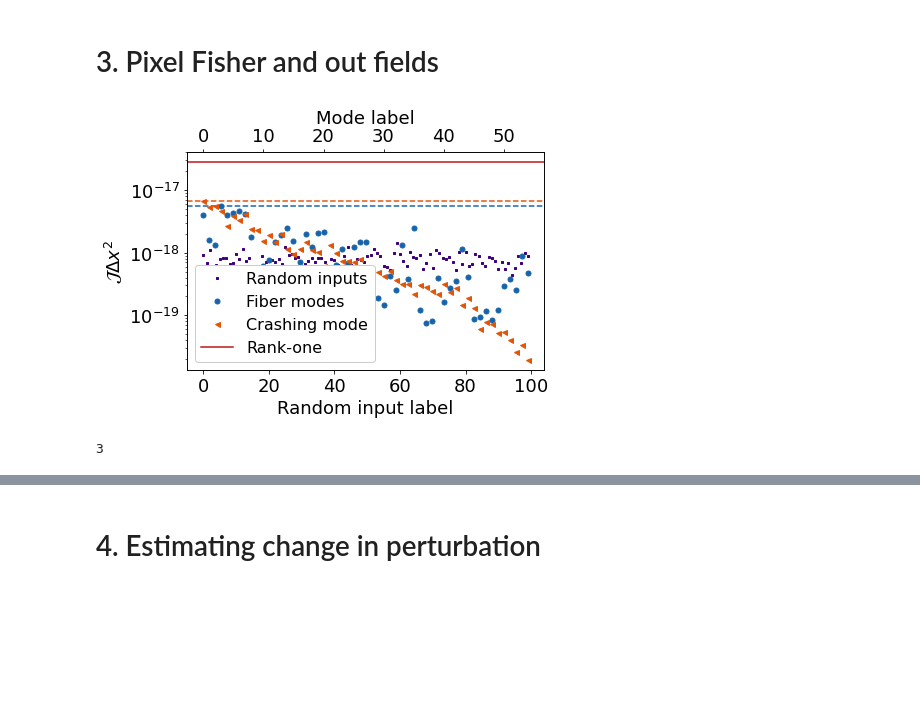
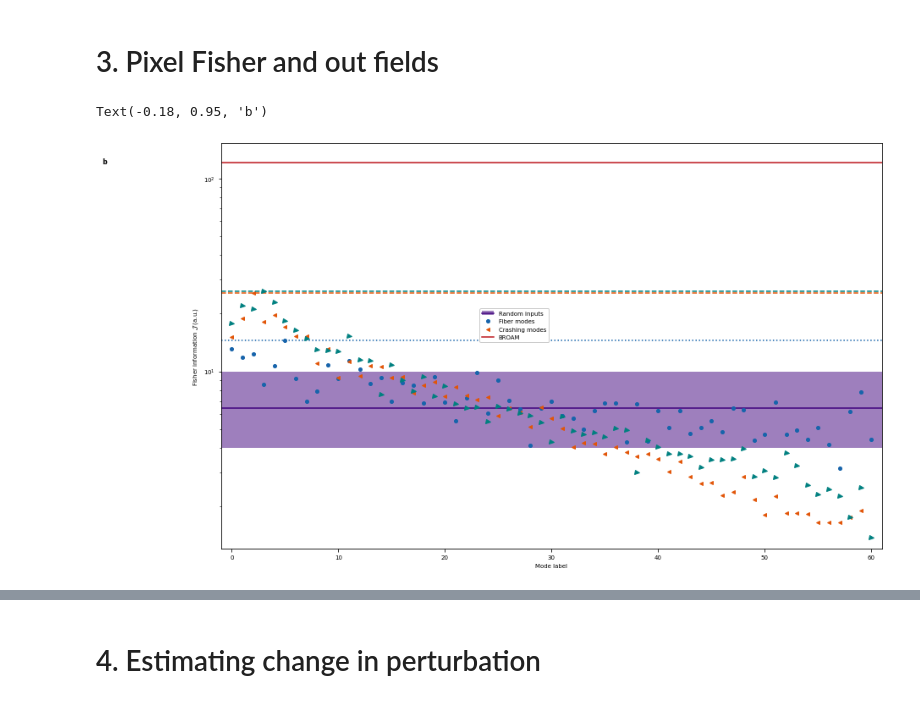
Before and after one commit to rodguti90/Article_PrecisionLimitTensorWFS, a Jupyter notebook: Crashing_figure.ipynb, the cells around one changed output, grey strips where cells are left out. Drawn from its saved outputs; the diff is of its cells as text; code cells hidden in the pictures; blank space fills up the shorter version.

```diff
--- a/Crashing_figure.ipynb
+++ b/Crashing_figure.ipynb
@@ -217,0 +302,5 @@ np.mean(np.abs(TM_mod[center_TM_index-step])**2)
+# %%
+us_hosvd_inw4 = get_HOSvec(inW4,2)
+Xcrash_inw4 = us_hosvd_inw4.T
+# %%
+Fcrash_inw4 = fisher(Xcrash_inw4, TMs4modes, noise=noise)
@@ -242,6 +325,0 @@ Xcrash = us_hosvd[2].T
-# %%
-opt_seeds = [us_hosvd[2][:,i] for i in range(5)]
-als_seeds = [[np.sum(s_hosvd[:,i,i]*us_hosvd[0],axis=-1,keepdims=True),us_hosvd[1][:,i,None],us_hosvd[2][:,i,None]]
-    for i in range(5)] # iter = 80
-Fmiis, Xmiis, evol, nseed = \
-    get_miis(opt_seeds, Hmix_list[::2], n_iter=400, method='opt')
@@ -300,47 +449,51 @@ Text(0.5, 1.0, 'Sensitivity to perturbation')
 # %% [markdown]
 # 3. Pixel Fisher and out fields
-# %%
-# Fcrash = np.empty(n_sing)
-# for i in range(n_sing):
-#     Fcrash[i] = fisher(us_hosvd[2][:,i], [Hmix_list[0],Hmix_list[-1]], noise=noise)
-# sorted_ind = np.argsort(Fcrash)
-
-Fcrash = fisher(Xcrash, Hmix_list, noise=noise)
-Frnd = fisher(Xrnd, Hmix_list, noise=noise)
-Fmod = fisher(Xmod, Hmix_list, noise=noise)
 # %%
-fig, ax = plt.subplots(1,1, figsize=(8*0.8,5*0.8))
-ax2 = ax.twiny()
-
+zf =4
+fig, ax = plt.subplots(1,1, figsize=(zf*3.5,zf*2.2))
+# ax2 = ax.twiny()
+ms = 4
 # Random
-ln1, = ax.plot(Frnd,'s',markersize=2, c=crnd)
-
+# ln1, = ax2.plot(Frnd,'s',markersize=2, c=crnd)
+ln1p = ax.fill_between(np.arange(-1,n_mod+1),np.max(Frnd), np.min(Frnd),
+    facecolor=crnd,alpha=0.5)
+ln1 = ax.axhline(np.mean(Frnd), linestyle='-', c=crnd)
 # Fiber modes
-ln2, = ax2.plot(np.arange(n_mod),Fmod,'o',markersize=5, c=cmod)
-ax.axhline(np.max(Fmod), linestyle='--', c=cmod)
+ln2, = ax.plot(np.arange(n_mod),Fmod,'o',markersize=ms, c=cmod)
+ax.axhline(np.max(Fmod), linestyle=':', c=cmod)
 
 # Crashing modes
-ln3, = ax2.plot(np.arange(n_mod),Fcrash[:n_mod],'<',markersize=5, c=ccra)
+ln3, = ax.plot(np.arange(n_mod),Fcrash[:n_mod],'<',markersize=ms, c=ccra)
 ax.axhline(np.max(Fcrash), linestyle='--', c=ccra)
+
+# Fw4 = fisher(Xw4, TMs4modes, noise=noise)
+ax.plot(np.arange(n_mod),Fcrash_inw4[:n_mod],'>',markersize=5,  c='teal')
+ax.axhline(np.max(Fcrash_inw4), linestyle='--', c='teal')
+
+# Fw4 = fisher(Xw4, TMs4modes, noise=noise)
+# ln3, = ax2.plot(np.arange(n_mod),Fw4[:n_mod],'>',markersize=5,  c='teal')
+# ax.axhline(np.max(Fcrash), linestyle='--', c=ccra)
 
 # MIIS
 ln4 = ax.axhline(Fmiis, c=cmii)
 
-lns = [ln1,ln2,ln3,ln4]
-lgd =ax2.legend(lns,['Random inputs','Fiber modes',
-    'Crashing mode','Rank-one'],
-    # bbox_to_anchor=(1.,.5), #bbox_to_anchor=(1.8,.5),
-    loc=3, facecolor='white',framealpha=1)
+lns = [(ln1,ln1p),ln2,ln3,ln4]
+lgd =ax.legend(lns,['Random inputs','Fiber modes',
+    'Crashing modes','BROAM'],
+    bbox_to_anchor=(.5,.6), #bbox_to_anchor=(1.8,.5),
+    # loc=0,
+    facecolor='white',framealpha=1)
 
-ax2.set_xlabel('Mode label')
-ax.set_xlabel('Random input label')
-ax.set_ylabel('$\mathcal{J}\Delta x^2 $')
+ax.set_xlabel('Mode label')
+# ax2.set_xlabel('Random input label')
+ax.set_ylabel('Fisher information $\mathcal{J}$ (a.u.)')
 ax.set_yscale('log')
-t = ax.yaxis.get_offset_text()
-t.set_x(-.1)
+ax.set_ylim(Fmiis *1e-2)
+ax.set_xlim(-1.,n_mod-0.)
+# t = ax.yaxis.get_offset_text()
+# t.set_x(-10.1)
+ax.text(-0.18,0.95, 'b', transform=ax.transAxes,  fontweight='bold')
+# plt.savefig(os.path.join(fig_path,'fish_pix.pdf'),bbox_inches='tight')
 # %% [output]
+Text(-0.18, 0.95, 'b')
-[figure, old version]
+[figure, new version]
-# %%
-np.argmax(Fmod)
-# %% [output]
-3
```
Also changed, not shown: parts of 115 cells of this notebook.
